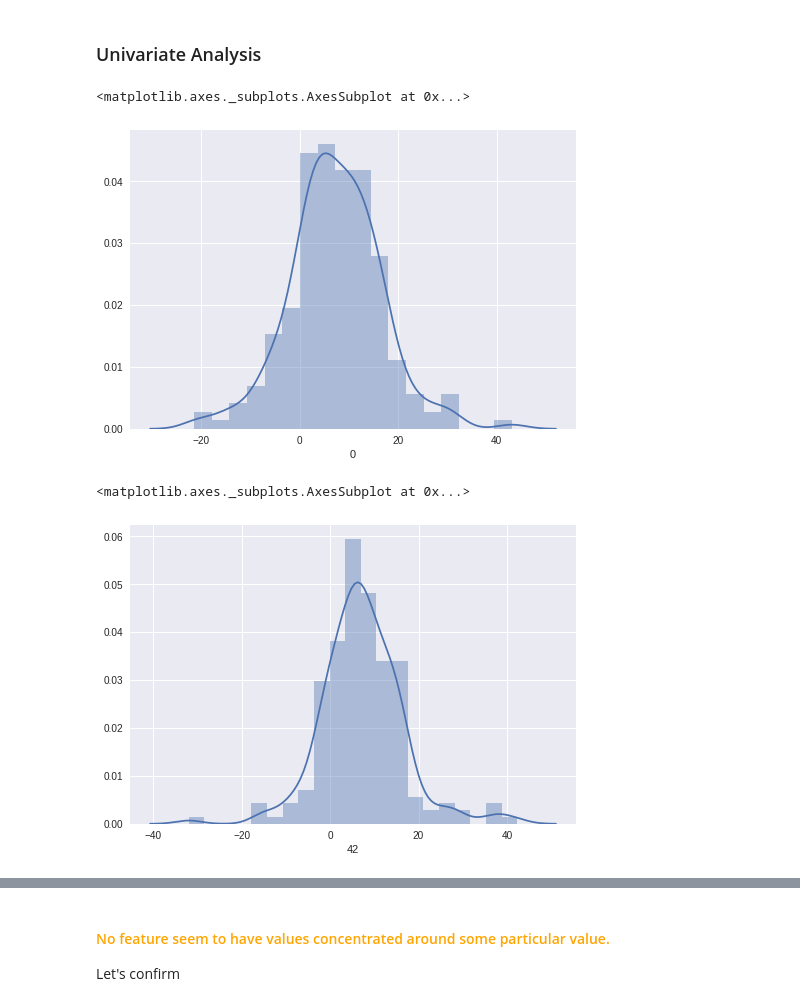
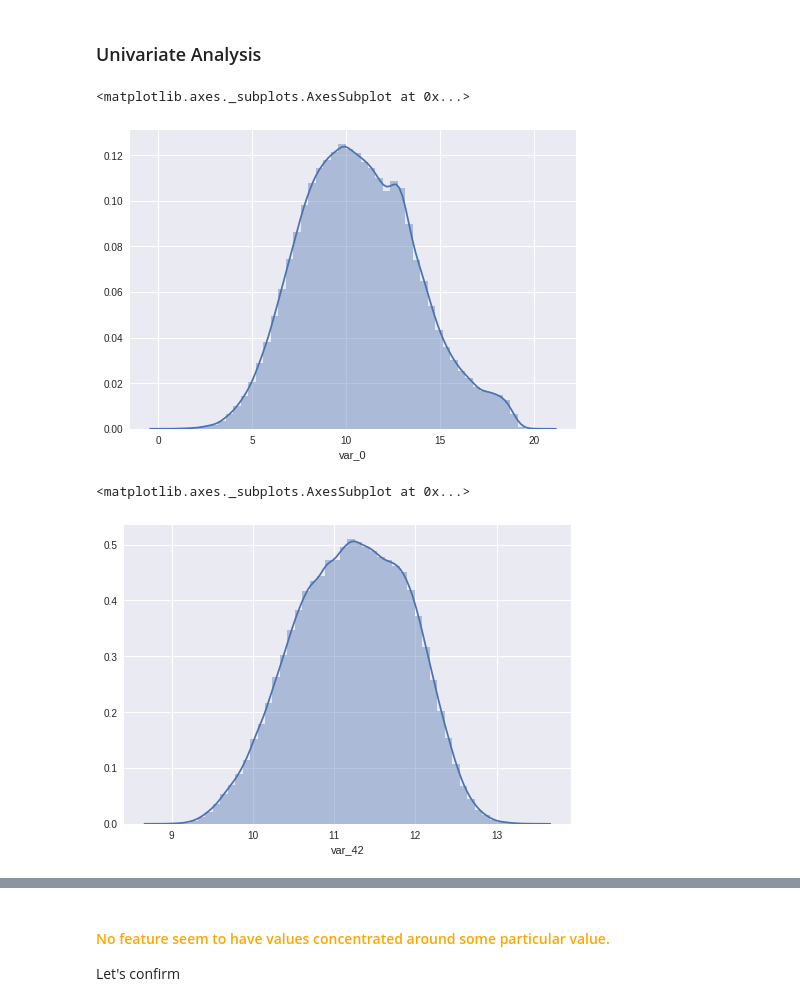
Before and after one commit to krishnakrmahto/Santander_Customer_Transaction_Prediction, a Jupyter notebook: solution.ipynb, the cells around one changed output, grey strips where cells are left out. Saved outputs shown, nothing was run; the diff lists cells and outputs as text; code cells hidden in the pictures.

```diff
--- a/solution.ipynb
+++ b/solution.ipynb
@@ -146,13 +106,13 @@ Name: target, dtype: int64
 # %% [markdown]
 ### Univariate Analysis
 # %%
-sns.distplot(X.iloc[0])
+sns.distplot(X.iloc[:, 0])
 # %% [output]
 <matplotlib.axes._subplots.AxesSubplot at 0x...>
-[figure, old version]
+[figure, new version]
 # %%
-sns.distplot(X.iloc[42])
+sns.distplot(X.iloc[:, 42])
 # %% [output]
 <matplotlib.axes._subplots.AxesSubplot at 0x...>
-[figure, old version]
+[figure, new version]
 # %%
```
Also changed, not shown: parts of 59 cells of this notebook.
